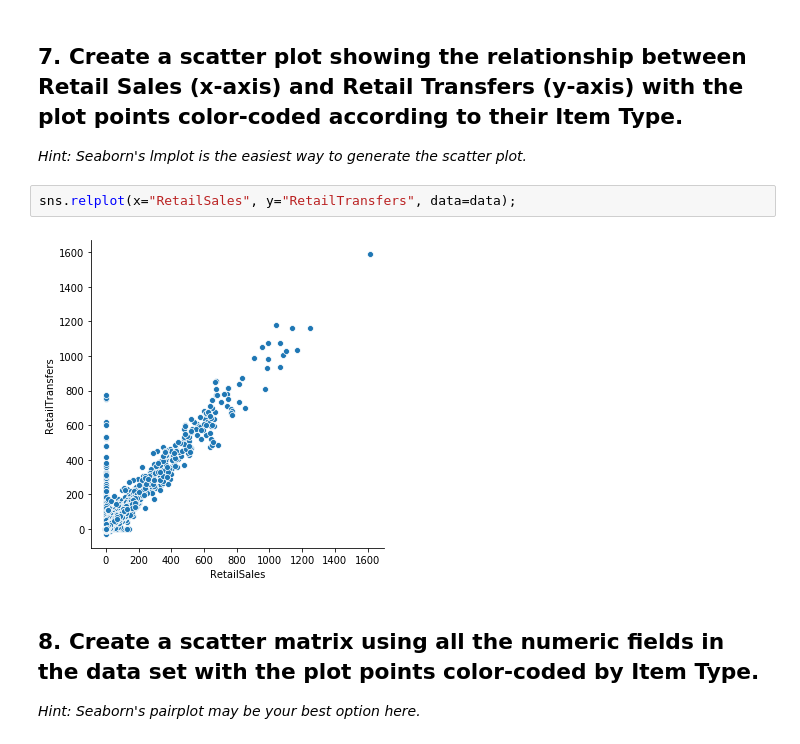
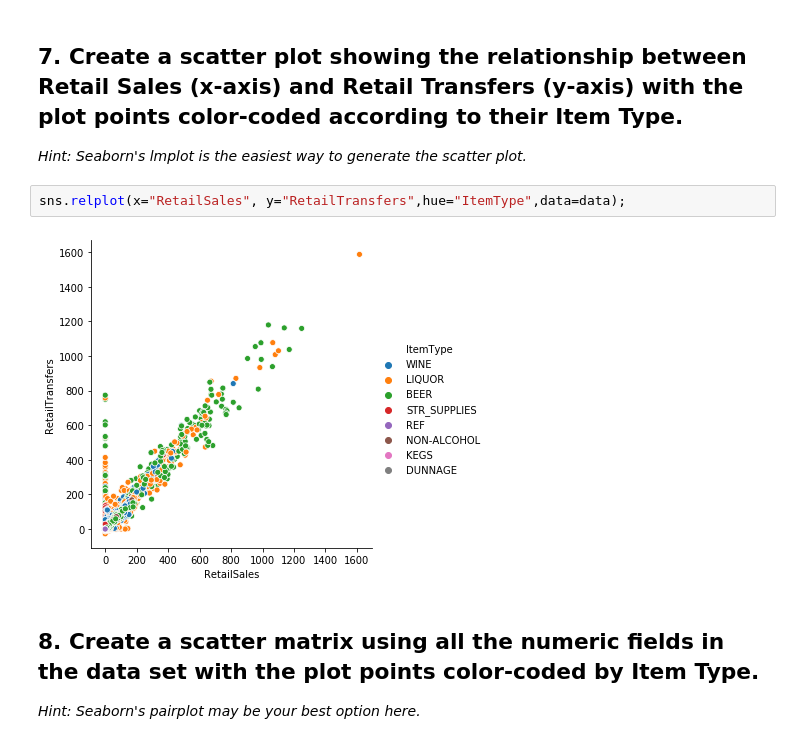
Before and after one commit to ironhack-datalabs/datamad0120, a Jupyter notebook: module-2/lab-plotting-multiple-data-series/your-code/main.ipynb, the cells around one changed output. Saved outputs shown, nothing was run; the diff lists cells and outputs as text.

```diff
--- a/module-2/lab-plotting-multiple-data-series/your-code/main.ipynb
+++ b/module-2/lab-plotting-multiple-data-series/your-code/main.ipynb
@@ -86,9 +86,9 @@ year.plot.bar(figsize=(10,10));
 
 *Hint: Seaborn's lmplot is the easiest way to generate the scatter plot.*
 # %%
-sns.relplot(x="RetailSales", y="RetailTransfers", data=data);
+sns.relplot(x="RetailSales", y="RetailTransfers",hue="ItemType",data=data);
 # %% [output]
-[figure, old version]
+[figure, new version]
 # %% [markdown]
 ## 8. Create a scatter matrix using all the numeric fields in the data set with the plot points color-coded by Item Type.
 
```
